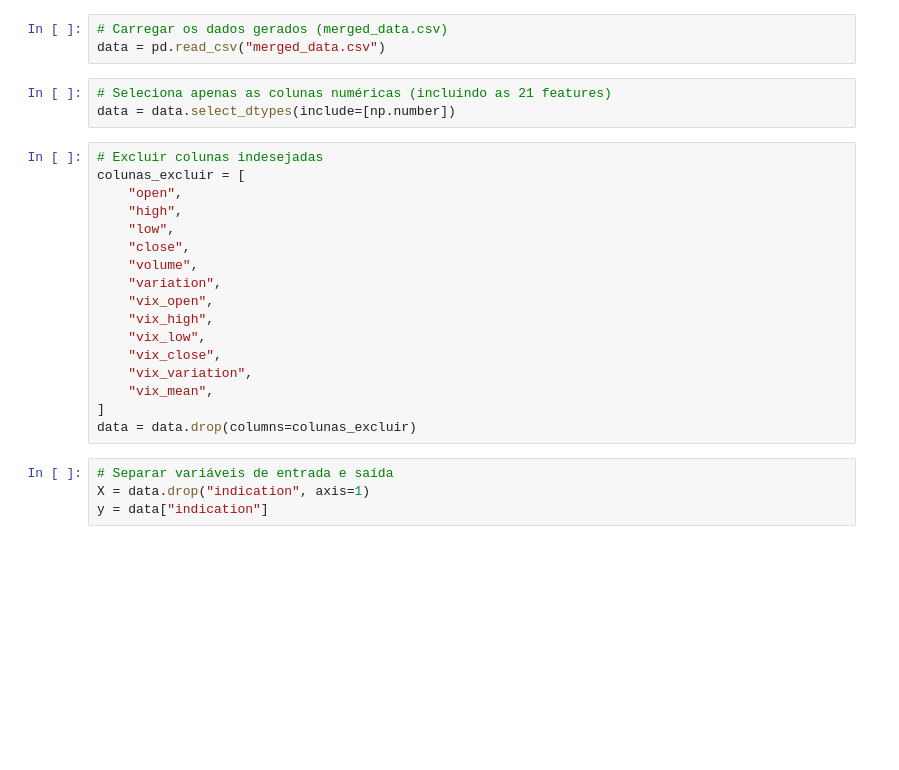
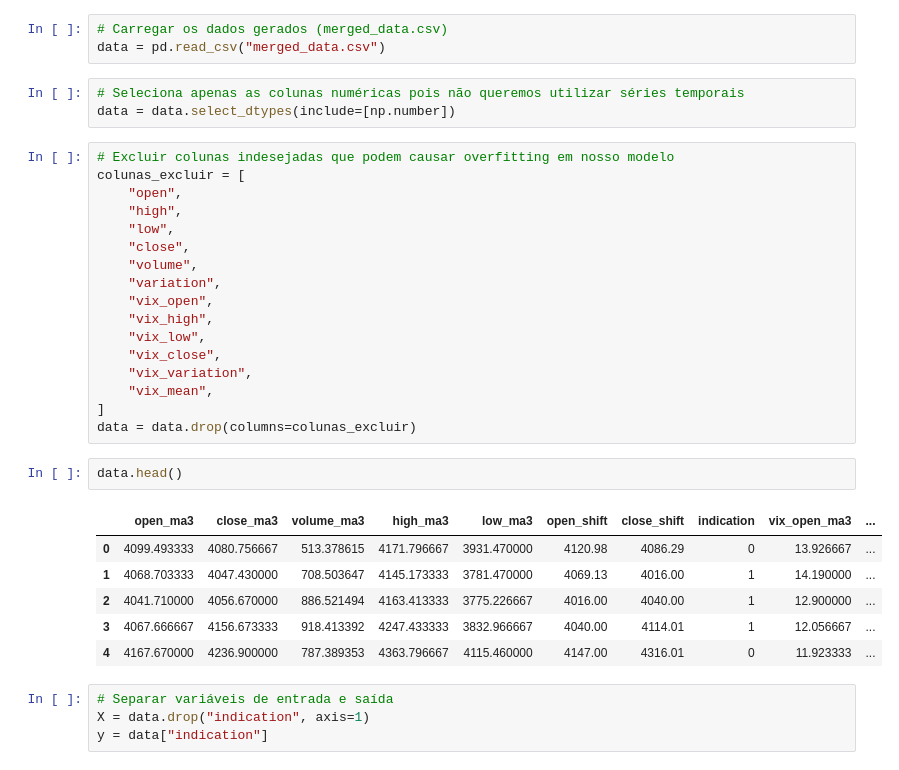
Before and after one commit to ybraz/bitcoin_operator, a Jupyter notebook: avaliacao_de_modelos.ipynb, the cells around one changed output. Saved outputs shown, nothing was run; the diff lists cells and outputs as text; blank space fills up the shorter version.

```diff
--- a/avaliacao_de_modelos.ipynb
+++ b/avaliacao_de_modelos.ipynb
@@ -24,10 +24,10 @@ from sklearn.neural_network import MLPClassifier
 # Carregar os dados gerados (merged_data.csv)
 data = pd.read_csv("merged_data.csv")
 # %%
-# Seleciona apenas as colunas numéricas (incluindo as 21 features)
+# Seleciona apenas as colunas numéricas pois não queremos utilizar séries temporais
 data = data.select_dtypes(include=[np.number])
 # %%
-# Excluir colunas indesejadas
+# Excluir colunas indesejadas que podem causar overfitting em nosso modelo
 colunas_excluir = [
     "open",
     "high",
@@ -43,6 +43,15 @@ colunas_excluir = [
     "vix_mean",
 ]
 data = data.drop(columns=colunas_excluir)
+# %%
+data.head()
+# %% [output]
+|  | open_ma3 | close_ma3 | volume_ma3 | high_ma3 | low_ma3 | open_shift | close_shift | indication | vix_open_ma3 | ... |
+| 0 | 4099.493333 | 4080.756667 | 513.378615 | 4171.796667 | 3931.470000 | 4120.98 | 4086.29 | 0 | 13.926667 | ... |
+| 1 | 4068.703333 | 4047.430000 | 708.503647 | 4145.173333 | 3781.470000 | 4069.13 | 4016.00 | 1 | 14.190000 | ... |
+| 2 | 4041.710000 | 4056.670000 | 886.521494 | 4163.413333 | 3775.226667 | 4016.00 | 4040.00 | 1 | 12.900000 | ... |
+| 3 | 4067.666667 | 4156.673333 | 918.413392 | 4247.433333 | 3832.966667 | 4040.00 | 4114.01 | 1 | 12.056667 | ... |
+| 4 | 4167.670000 | 4236.900000 | 787.389353 | 4363.796667 | 4115.460000 | 4147.00 | 4316.01 | 0 | 11.923333 | ... |
 # %%
 # Separar variáveis de entrada e saída
 X = data.drop("indication", axis=1)
```
Also changed, not shown: parts of 9 cells of this notebook, 1 other file.
